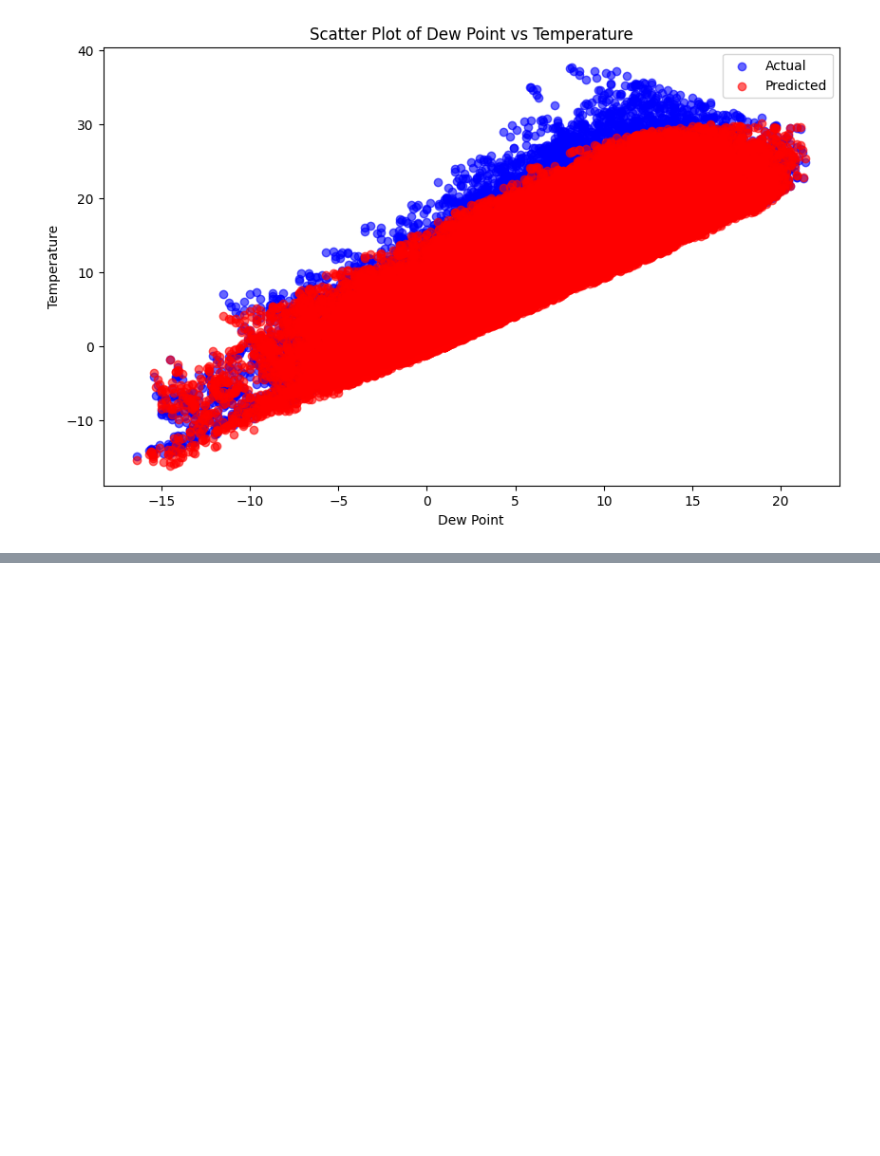
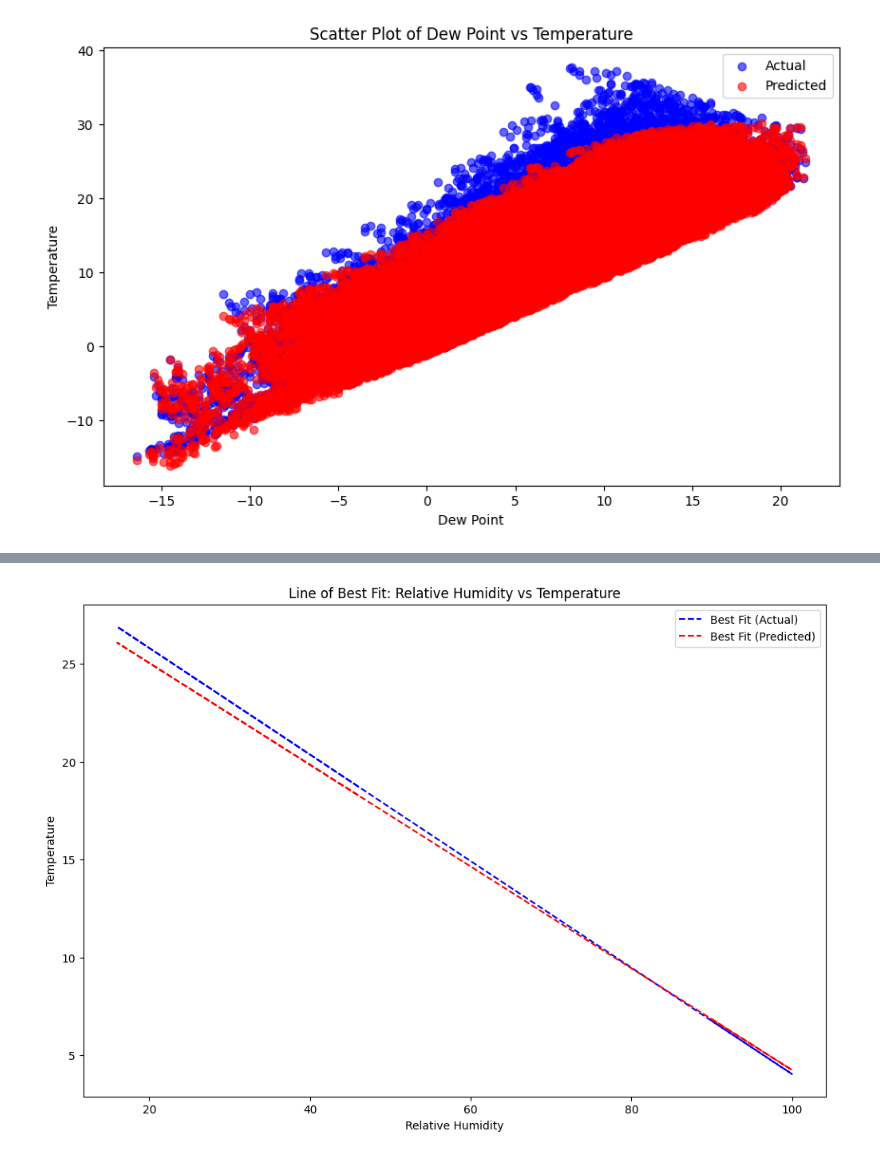
Before and after one commit to katleho-0016/analysis-on-Weather-Series, a Jupyter notebook: analysis.ipynb, the cells around one changed output, grey strips where cells are left out. Saved outputs shown, nothing was run; the diff lists cells and outputs as text; code cells hidden in the pictures; blank space fills up the shorter version.

```diff
--- a/analysis.ipynb
+++ b/analysis.ipynb
@@ -157,0 +183,14 @@ plt.show()
+# %%
+plt.figure(figsize=(12, 8))
+actual_fit = np.poly1d(np.polyfit(x_test['relative_humidity'], y_test, 1))
+predicted_fit = np.poly1d(np.polyfit(x_test['relative_humidity'], y_pred, 1))
+
+plt.plot(x_test['relative_humidity'], actual_fit(x_test['relative_humidity']), color='blue', linestyle='--', label='Best Fit (Actual)')
+plt.plot(x_test['relative_humidity'], predicted_fit(x_test['relative_humidity']), color='red', linestyle='--', label='Best Fit (Predicted)')
+plt.title('Line of Best Fit: Relative Humidity vs Temperature')
+plt.xlabel('Relative Humidity')
+plt.ylabel('Temperature')
+plt.legend()
+plt.show()
+# %% [output]
+[figure, added]
```
Also changed, not shown: parts of 2 cells of this notebook.
